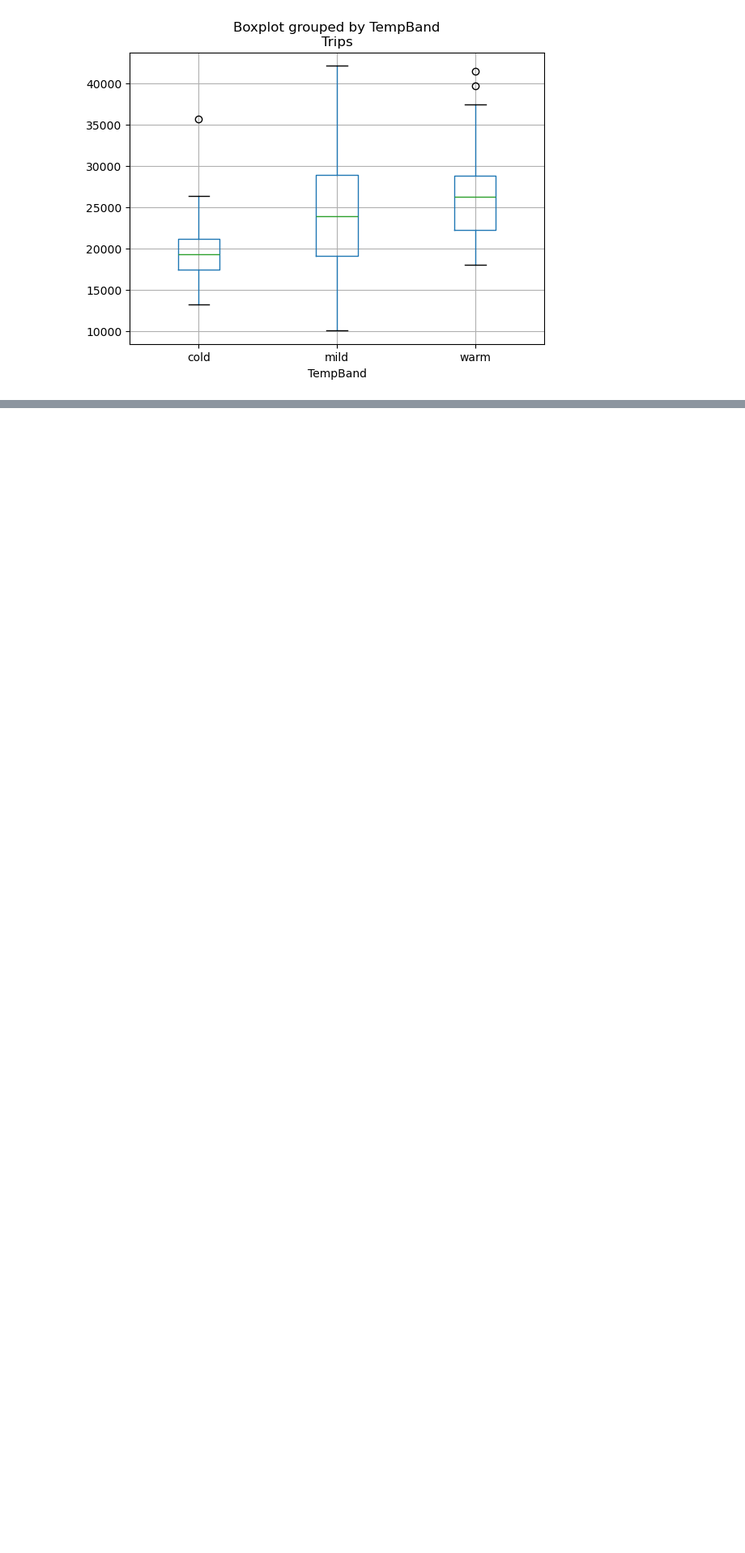
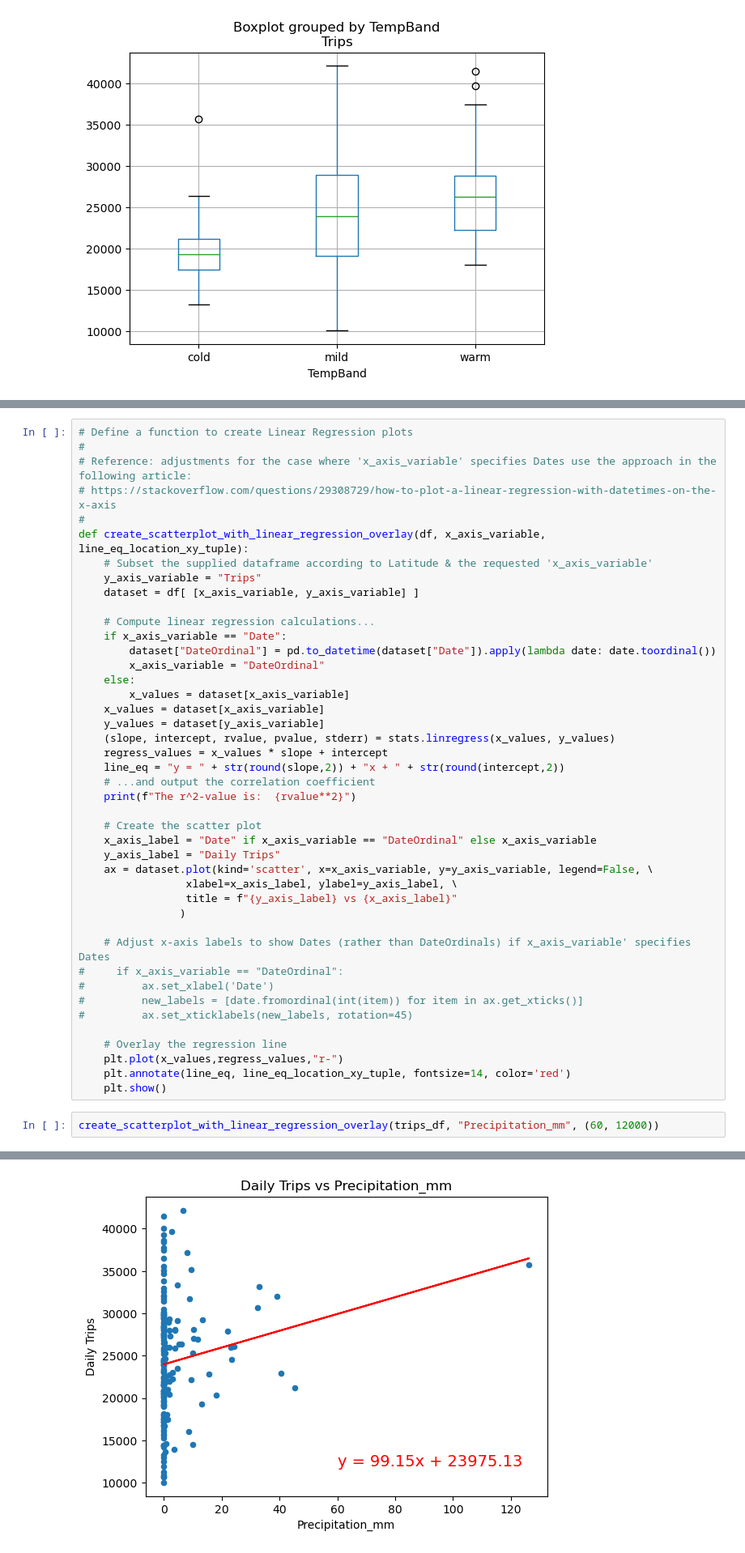
Before and after one commit to enumerbs/Project1-Group4, a Jupyter notebook: Project1-Group4_greg.ipynb, the cells around one changed output, grey strips where cells are left out. Shown: that part at 81% size. Saved outputs shown, nothing was run; the diff lists cells and outputs as text; blank space fills up the shorter version.

Commit message:
feat: add linear regression analysis

```diff
--- a/Project1-Group4_greg.ipynb
+++ b/Project1-Group4_greg.ipynb
@@ -219,0 +221,46 @@ trips_df.plot(kind='scatter', x="TempBand", y="Trips", legend=False)
+# %%
+# Define a function to create Linear Regression plots
+#
+# Reference: adjustments for the case where 'x_axis_variable' specifies Dates use the approach in the following article:
+# https://stackoverflow.com/questions/29308729/how-to-plot-a-linear-regression-with-datetimes-on-the-x-axis
+#
+def create_scatterplot_with_linear_regression_overlay(df, x_axis_variable, line_eq_location_xy_tuple):
+    # Subset the supplied dataframe according to Latitude & the requested 'x_axis_variable'
+    y_axis_variable = "Trips"
+    dataset = df[ [x_axis_variable, y_axis_variable] ]
+
+    # Compute linear regression calculations...
+    if x_axis_variable == "Date":
+        dataset["DateOrdinal"] = pd.to_datetime(dataset["Date"]).apply(lambda date: date.toordinal())
+        x_axis_variable = "DateOrdinal"
+    else:
+        x_values = dataset[x_axis_variable]
+    x_values = dataset[x_axis_variable]
+    y_values = dataset[y_axis_variable]
+    (slope, intercept, rvalue, pvalue, stderr) = stats.linregress(x_values, y_values)
+    regress_values = x_values * slope + intercept
+    line_eq = "y = " + str(round(slope,2)) + "x + " + str(round(intercept,2))
+    # ...and output the correlation coefficient
+    print(f"The r^2-value is:  {rvalue**2}")
+
+    # Create the scatter plot
+    x_axis_label = "Date" if x_axis_variable == "DateOrdinal" else x_axis_variable
+    y_axis_label = "Daily Trips"
+    ax = dataset.plot(kind='scatter', x=x_axis_variable, y=y_axis_variable, legend=False, \
+                 xlabel=x_axis_label, ylabel=y_axis_label, \
+                 title = f"{y_axis_label} vs {x_axis_label}"
+                )
+
+    # Adjust x-axis labels to show Dates (rather than DateOrdinals) if x_axis_variable' specifies Dates
+#     if x_axis_variable == "DateOrdinal":
+#         ax.set_xlabel('Date')
+#         new_labels = [date.fromordinal(int(item)) for item in ax.get_xticks()]
+#         ax.set_xticklabels(new_labels, rotation=45)
+
+    # Overlay the regression line
+    plt.plot(x_values,regress_values,"r-")
+    plt.annotate(line_eq, line_eq_location_xy_tuple, fontsize=14, color='red')
+    plt.show()
+# %%
+create_scatterplot_with_linear_regression_overlay(trips_df, "Precipitation_mm", (60, 12000))
+# %% [output]
@@ -219,0 +268 @@ trips_df.plot(kind='scatter', x="TempBand", y="Trips", legend=False)
+[figure, added]
```
Also changed, not shown: parts of 62 cells of this notebook.
